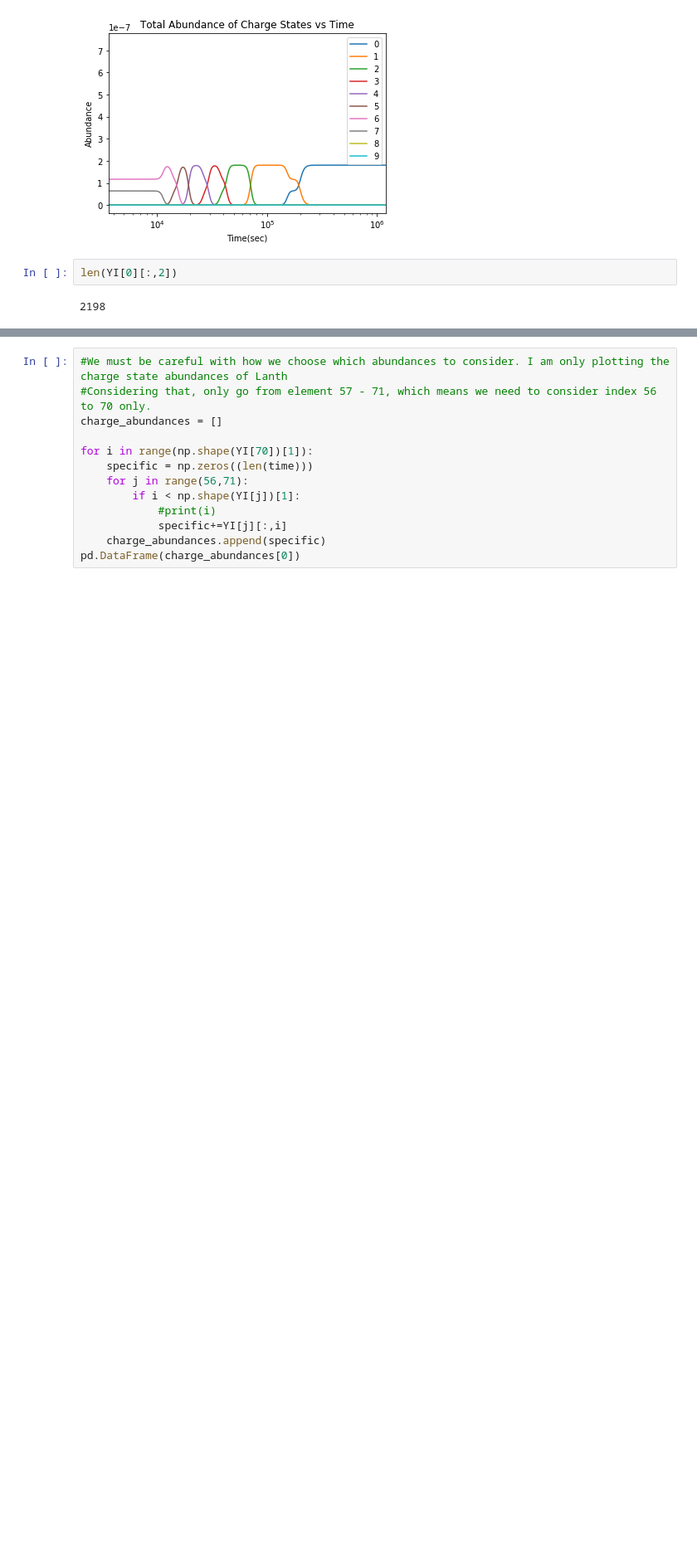
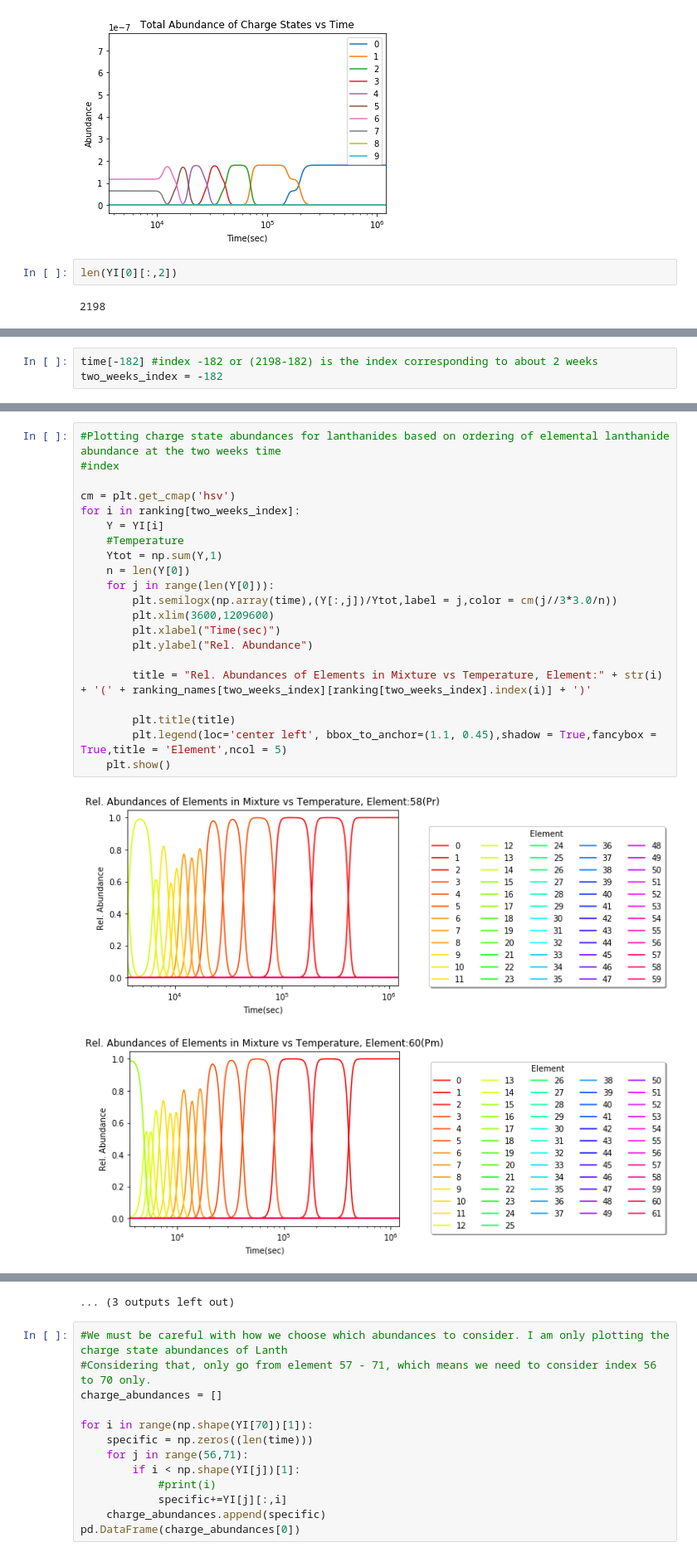
Before and after one commit to PranavNalamwar/R-process_Mergers, a Jupyter notebook: Abundance_Calculations/Fixing_Cutoff/Charge State and Isoelectronic State Abundance Analysis.ipynb, the cells around one changed output, grey strips where cells are left out. Shown at 83% size. Drawn from its saved outputs; the diff is of its cells as text; blank space fills up the shorter version.

```diff
--- a/Abundance_Calculations/Fixing_Cutoff/Charge State and Isoelectronic State Abundance Analysis.ipynb
+++ b/Abundance_Calculations/Fixing_Cutoff/Charge State and Isoelectronic State Abundance Analysis.ipynb
@@ -300,0 +316,3 @@ with open("Ye_f_Mid.txt","rb") as fp:
+# %%
+time[-182] #index -182 or (2198-182) is the index corresponding to about 2 weeks
+two_weeks_index = -182
@@ -300,0 +360,24 @@ with open("Ye_f_Mid.txt","rb") as fp:
+# %%
+#Plotting charge state abundances for lanthanides based on ordering of elemental lanthanide abundance at the two weeks time
+#index
+
+cm = plt.get_cmap('hsv')
+for i in ranking[two_weeks_index]:
+    Y = YI[i]
+    #Temperature
+    Ytot = np.sum(Y,1)
+    n = len(Y[0])
+    for j in range(len(Y[0])):
+        plt.semilogx(np.array(time),(Y[:,j])/Ytot,label = j,color = cm(j//3*3.0/n))
+        plt.xlim(3600,1209600)
+        plt.xlabel("Time(sec)")
+        plt.ylabel("Rel. Abundance")
+
+        title = "Rel. Abundances of Elements in Mixture vs Temperature, Element:" + str(i) + '(' + ranking_names[two_weeks_index][ranking[two_weeks_index].index(i)] + ')'
+
+        plt.title(title)
+        plt.legend(loc='center left', bbox_to_anchor=(1.1, 0.45),shadow = True,fancybox = True,title = 'Element',ncol = 5)
+    plt.show()
+# %% [output]
+[figure, added]
+[figure, added]
@@ -301,3 +394,4 @@ with open("Ye_f_Mid.txt","rb") as fp:
+... (3 outputs left out)
 # %%
 #We must be careful with how we choose which abundances to consider. I am only plotting the charge state abundances of Lanth
 #Considering that, only go from element 57 - 71, which means we need to consider index 56 to 70 only.
```
Also changed, not shown: parts of 7 cells of this notebook, 24 other files.
